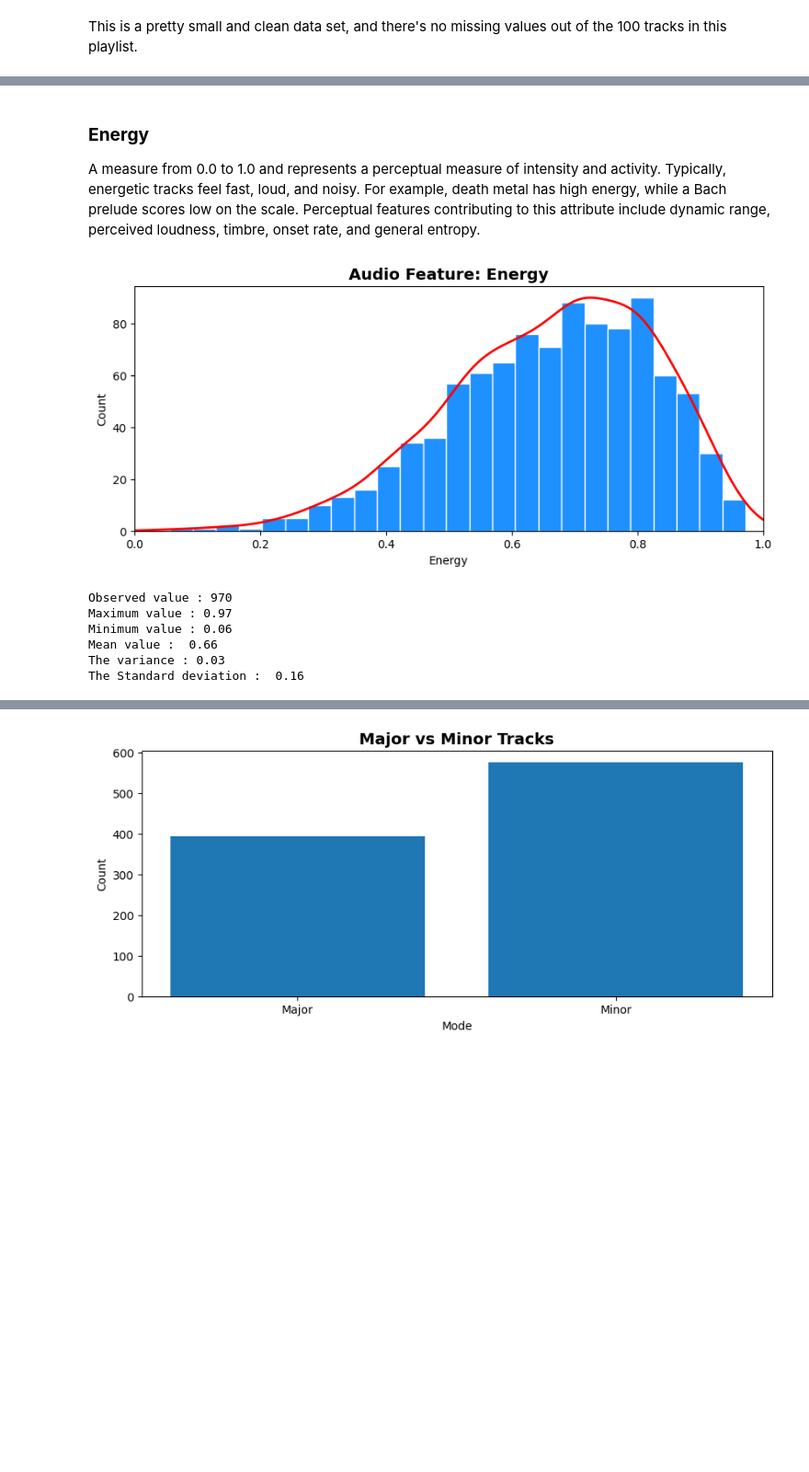
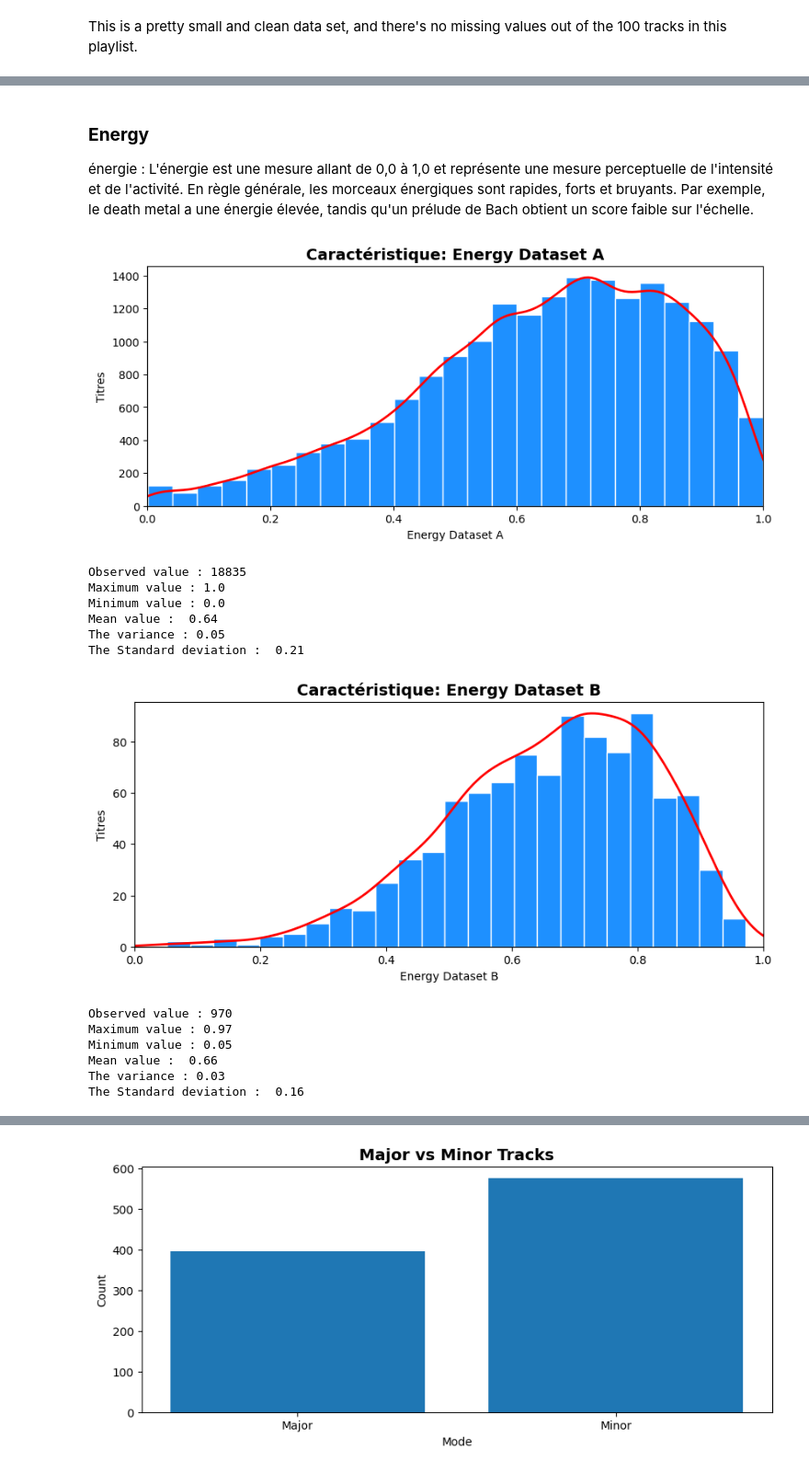
Before and after one commit to bernard-ng/unh-spotify-prediction, a Jupyter notebook: index.ipynb, the cells around one changed output, grey strips where cells are left out. Shown at 92% size. Saved outputs shown, nothing was run; the diff lists cells and outputs as text; code cells hidden in the pictures; blank space fills up the shorter version.

```diff
--- a/index.ipynb
+++ b/index.ipynb
@@ -164,5 +176 @@ Removing some unnecessary columns from the data frame to make the data set easie
-# %%
-df = raw_df[['playlist_year','track_name', 'track_uri', 'track_added_at', 'track_popularity', 'danceability', 'energy', 'key', 'loudness',
-    'mode', 'speechiness', 'acousticness', 'instrumentalness', 'liveness', 'valence', 'tempo', 'duration_ms',
-    'time_signature', 'artist_name', 'album_name']]
 # %% [markdown]
@@ -184,4 +193,6 @@ df['duration_ms'].mul(1000)
 
 # rename column from 'duration_ms' to just 'duration'
 df = df.rename({'duration_ms': 'duration'}, axis=1)
+
+df["class"] = [ 1 if i>=66.5 else 0 for i in df.popularity ]
 # %%
@@ -246,0 +312,27 @@ plt.show()
+# %%
+# Get the data
+df_drake = df_b.loc[df_b['artist'] == 'Drake']
+
+# Get the popularity scores
+popularity_scores = df_drake['popularity'].tolist()
+
+# Create a list of the song names
+song_names = df_drake['name'].tolist()
+
+# Create a bar chart
+popularity_scores.sort(reverse=True)
+fig, ax = plt.subplots(figsize=(10, 4), dpi=200)
+plt.bar(song_names, popularity_scores)
+
+# Set the title
+plt.title('Drake Songs by Popularity')
+
+# Set the x-axis label
+plt.xlabel('Song Name')
+
+# Set the y-axis label
+plt.ylabel('Popularity Score')
+plt.xticks(rotation=90)
+
+# Show the bar chart
+plt.show()
@@ -260,8 +354,8 @@ def plot_audio_feature(df, label, bins=25, stats=False, density=True, limit=1):
 
     # Set the labels and title
     ax.set_xlabel(label)
-    ax.set_ylabel("Count")
-    ax.set_title(f'Audio Feature: {label}')
+    ax.set_ylabel("Titres")
+    ax.set_title(f'Caractéristique: {label}')
     ax.title.set_size(14)
     ax.title.set_weight('bold')
 
@@ -293,16 +396,23 @@ The Standard deviation :  0.13
 # %% [markdown]
 ### **Energy**
 
-A measure from 0.0 to 1.0 and represents a perceptual measure of intensity and activity. Typically, energetic tracks
-feel fast, loud, and noisy. For example, death metal has high energy, while a Bach prelude scores low on the scale. Perceptual features contributing to this attribute include dynamic range, perceived loudness, timbre, onset rate, and general entropy.
+énergie : L'énergie est une mesure allant de 0,0 à 1,0 et représente une mesure perceptuelle de l'intensité et de l'activité. En règle générale, les morceaux énergiques sont rapides, forts et bruyants. Par exemple, le death metal a une énergie élevée, tandis qu'un prélude de Bach obtient un score faible sur l'échelle.
 # %%
-plot_audio_feature(df['energy'], 'Energy', stats=True)
+plot_audio_feature(df_a['energy'], 'Energy Dataset A', stats=True)
+plot_audio_feature(df_b['energy'], 'Energy Dataset B', stats=True)
 # %% [output]
-[figure, old version]
+[figure, new version]
-Observed value : 970
-Maximum value : 0.97
-Minimum value : 0.06
-Mean value :  0.66
-The variance : 0.03
-The Standard deviation :  0.16
+Observed value : 18835
+Maximum value : 1.0
+Minimum value : 0.0
+Mean value :  0.64
+The variance : 0.05
+The Standard deviation :  0.21
+[figure, added]
+Observed value : 970
+Maximum value : 0.97
+Minimum value : 0.05
+Mean value :  0.66
+The variance : 0.03
+The Standard deviation :  0.16
 # %% [markdown]
```
Also changed, not shown: parts of 63 cells of this notebook, 6 other files.
